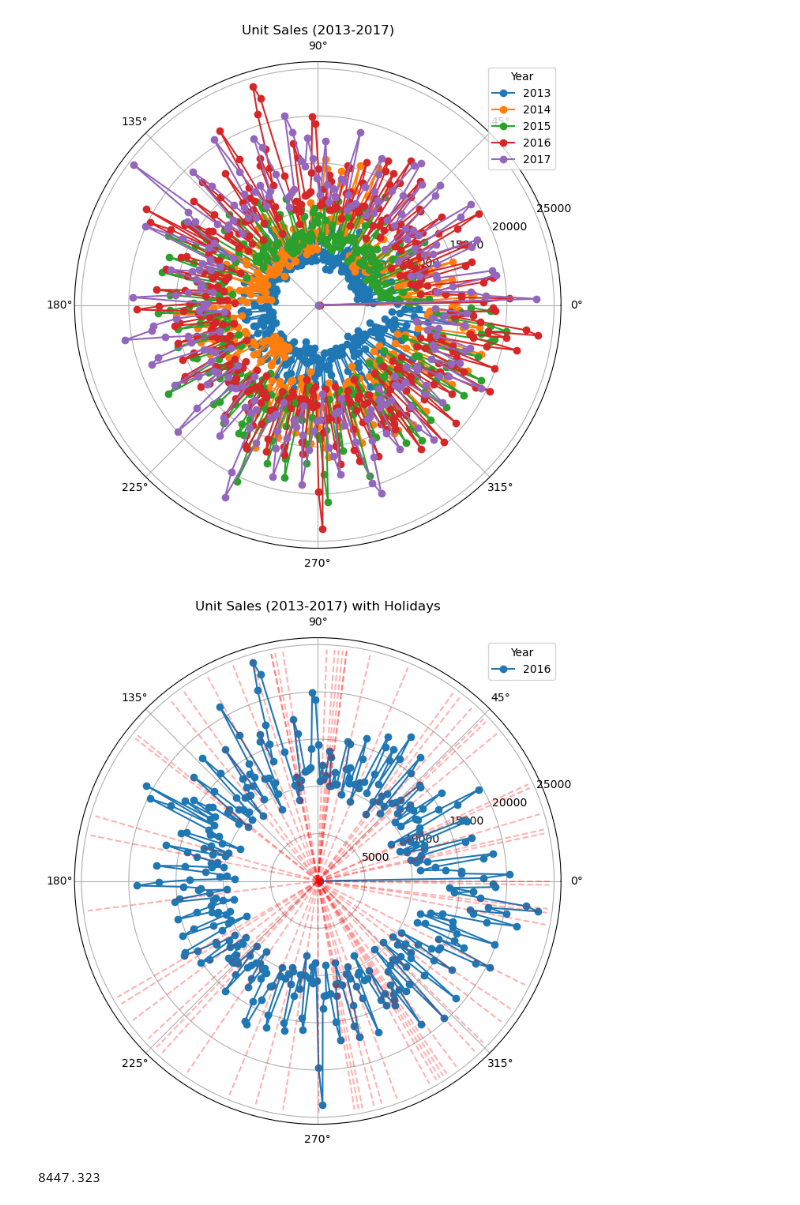
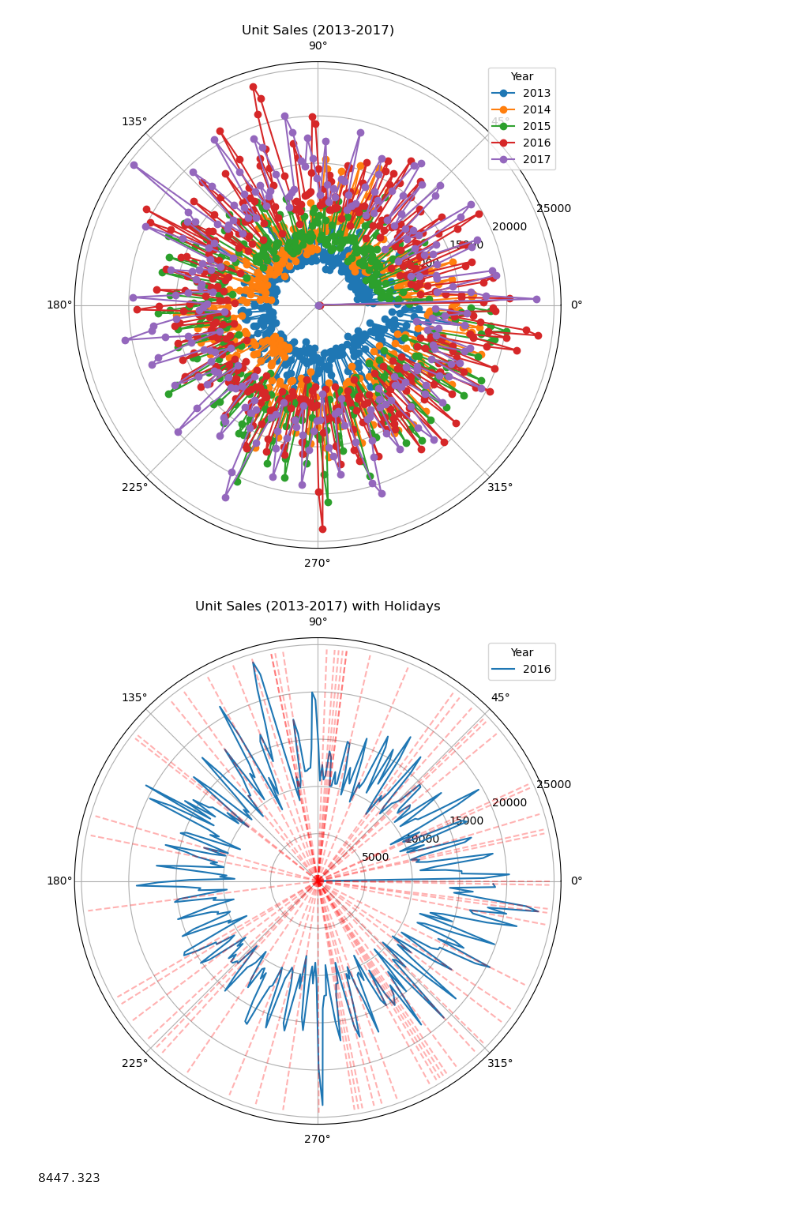
Before and after one commit to stijndirickx/Case-2, a Jupyter notebook: notebooks/05_polar_test.ipynb, the cells around one changed output. Cells and saved outputs as stored; diff of their text form; code cells hidden in the pictures.

```diff
--- a/notebooks/05_polar_test.ipynb
+++ b/notebooks/05_polar_test.ipynb
@@ -84,35 +84,35 @@ yearly_sales = df_years.groupby([df_years['date'].dt.year, df_years['date'].dt.d
 plt.figure(figsize=(10, 8))
 for year in range(2016, 2017):
     sales_year = yearly_sales[year]
     angles = np.deg2rad(np.linspace(0, 360, len(sales_year), endpoint=False))
-    plt.polar(angles, sales_year, label=str(year), marker='o')
+    plt.polar(angles, sales_year, label=str(year))
 
 # Plot holidays as rays
 df_holidays = pd.read_csv('../data/processed/holidays_india_clean.csv')  # Load your holidays data
 df_holidays['date'] = pd.to_datetime(df_holidays['date'])
 
 # Filter holidays for the year 2013
 df_holidays = df_holidays[df_holidays['date'].dt.year == 2013]
 
 for holiday in df_holidays['date']:
     # Convert holiday date to day of year
     holiday_date = pd.to_datetime(holiday)
     day_of_year = holiday_date.timetuple().tm_yday
 
     # Calculate the angle for the holiday
     angle = np.deg2rad((day_of_year - 1) / 365 * 360)  # Convert day of year to angle
 
     # Plot ray for the holiday
     plt.polar([angle, angle], [0, yearly_sales.max()], linestyle='--', color='red', alpha=0.3)
 
 # Customize the plot
 plt.title('Unit Sales (2013-2017) with Holidays')
 plt.legend(title='Year', loc='upper right')
 plt.grid(True)
 
 plt.show()
 # %% [output]
-[figure, old version]
+[figure, new version]
 # %%
 display(yearly_sales.iloc[1])
 display(yearly_sales.max())
```
Also changed, not shown: parts of 1 cell of this notebook, 5 other files.
